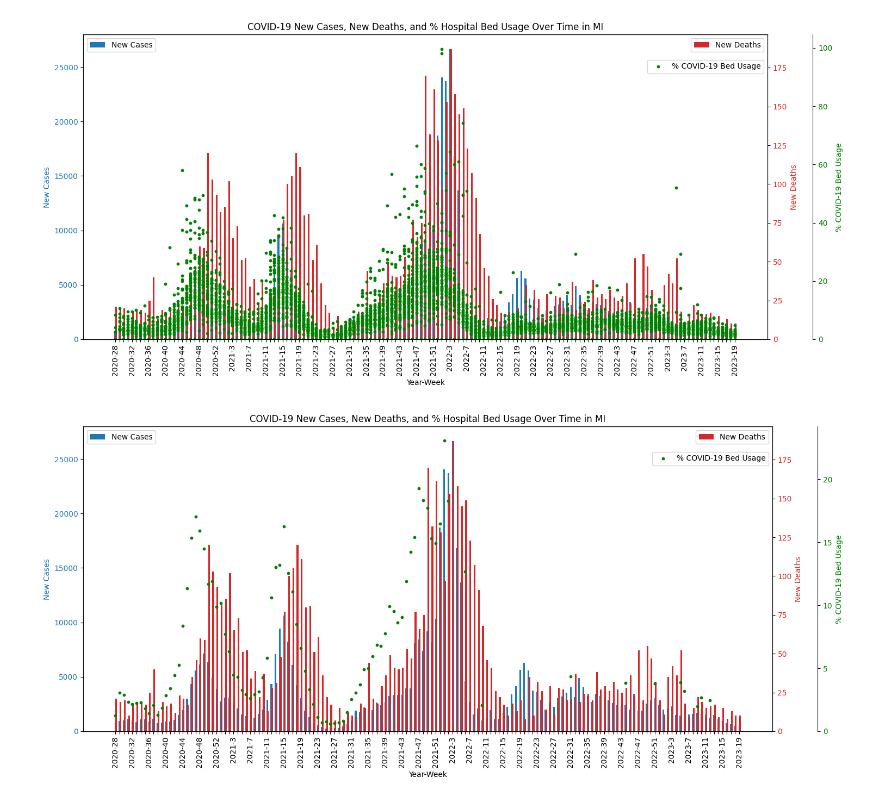
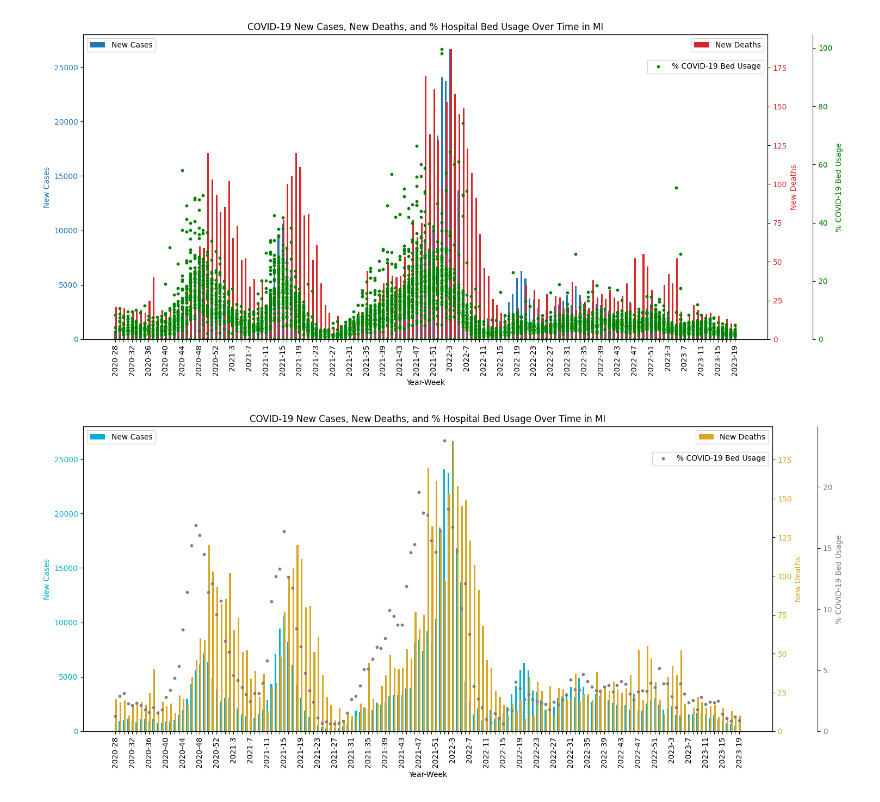
Before and after one commit to zymoncone/milestone-one, a Jupyter notebook: src/exploration_numan.ipynb, the cells around one changed output. Saved outputs shown, nothing was run; the diff lists cells and outputs as text; code cells hidden in the pictures.

Commit message:
fixed graph and changed colors

```diff
--- a/src/exploration_numan.ipynb
+++ b/src/exploration_numan.ipynb
@@ -381,14 +389,17 @@ plt.show()
 # %% [output]
 [figure]
 # %%
-# Group the data by 'year_week' and calculate the mean percentage
-average_bed_usage = mi_data.groupby('year_week')['covid_bed_usage_pct'].mean().reset_index()
+# Calculate the rolling average
+mi_data['rolling_avg'] = mi_data['covid_bed_usage_pct'].rolling(window=4).mean()
+
+# Group the data by 'year_week' and calculate the mean of the rolling average
+average_bed_usage = mi_data.groupby('year_week')['rolling_avg'].mean().reset_index()
 
 # Create a new figure and subplot
 fig, ax1 = plt.subplots(figsize=(15, 7))
 
 # Plot 'New cases' on the left y-axis
-color = 'tab:blue'
+color = '#01afd1'
 ax1.set_xlabel('Year-Week')
 ax1.set_ylabel('New Cases', color=color)
 ax1.bar(mi_data['year_week'], mi_data['New cases'], color=color, label='New Cases', width=0.4, align='center')
@@ -396,7 +407,7 @@ ax1.tick_params(axis='y', labelcolor=color)
 
 # Create a second y-axis for 'New deaths'
 ax2 = ax1.twinx()
-color = 'tab:red'
+color = '#DAA520'
 ax2.set_ylabel('New Deaths', color=color)
 ax2.bar(mi_data['year_week'], mi_data['New deaths'], color=color, label='New Deaths', width=0.4, align='edge')
 ax2.tick_params(axis='y', labelcolor=color)
@@ -406,35 +417,35 @@ ax3 = ax1.twinx()
 # Offset the right spine of ax3. The ticks and label have already been
 # placed on the right by twinx above.
 ax3.spines['right'].set_position(('outward', 60))  # Offset the third axis to the right
-color = 'green'
+color = '#808080'
 ax3.set_ylabel('% COVID-19 Bed Usage', color=color)
 # Use 'average_bed_usage' for plotting the percentage of COVID-19 bed usage
-ax3.scatter(average_bed_usage['year_week'], average_bed_usage['covid_bed_usage_pct'], color=color, label='% COVID-19 Bed Usage', s=10)
+ax3.scatter(average_bed_usage['year_week'], average_bed_usage['rolling_avg'], color=color, label='% COVID-19 Bed Usage', s=10)
 ax3.tick_params(axis='y', labelcolor=color)
 
 # Set the title of the plot
 plt.title('COVID-19 New Cases, New Deaths, and % Hospital Bed Usage Over Time in MI')
 
 # Rotate the date labels for better readability
 plt.setp(ax1.xaxis.get_majorticklabels(), rotation=90)
 
 # Adjust the ticks to show every Nth label to avoid clutter
 for index, label in enumerate(ax1.xaxis.get_ticklabels()):
     if index % 4 != 0:
         label.set_visible(False)
 
 # Show the legends
 ax1.legend(loc='upper left')
 ax2.legend(loc='upper right')
 ax3.legend(loc='upper right', bbox_to_anchor=(1, 0.93))
 
 # Set the lower limit of the y-axes to 0 after plotting the data
 ax1.set_ylim(bottom=0)
 ax2.set_ylim(bottom=0)
 ax3.set_ylim(bottom=0)
 
 # Show the plot
 plt.tight_layout()
 plt.show()
 # %% [output]
-[figure, old version]
+[figure, new version]
```
Also changed, not shown: parts of 4 cells of this notebook, 1 other file.
